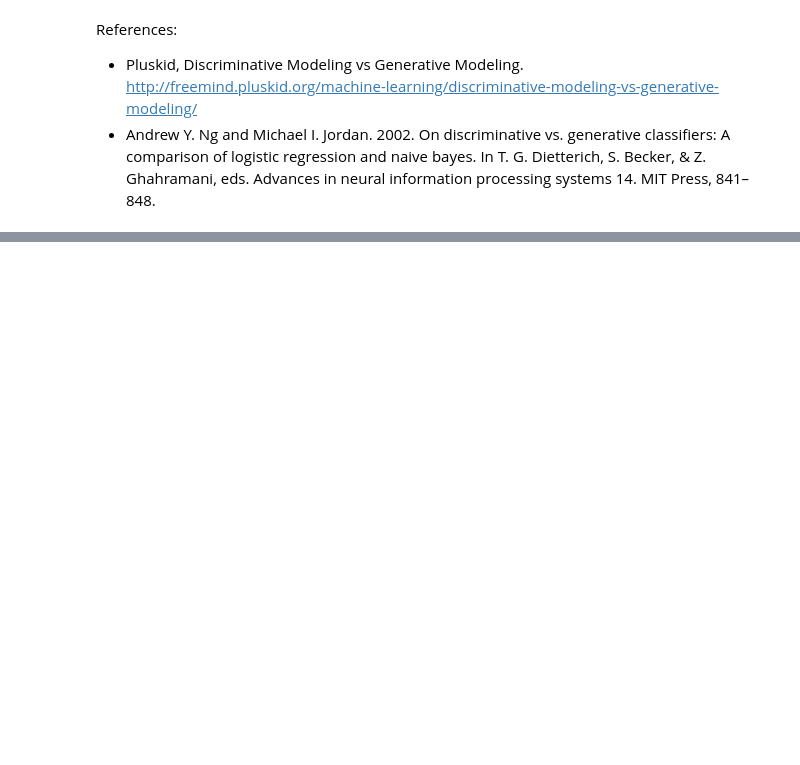
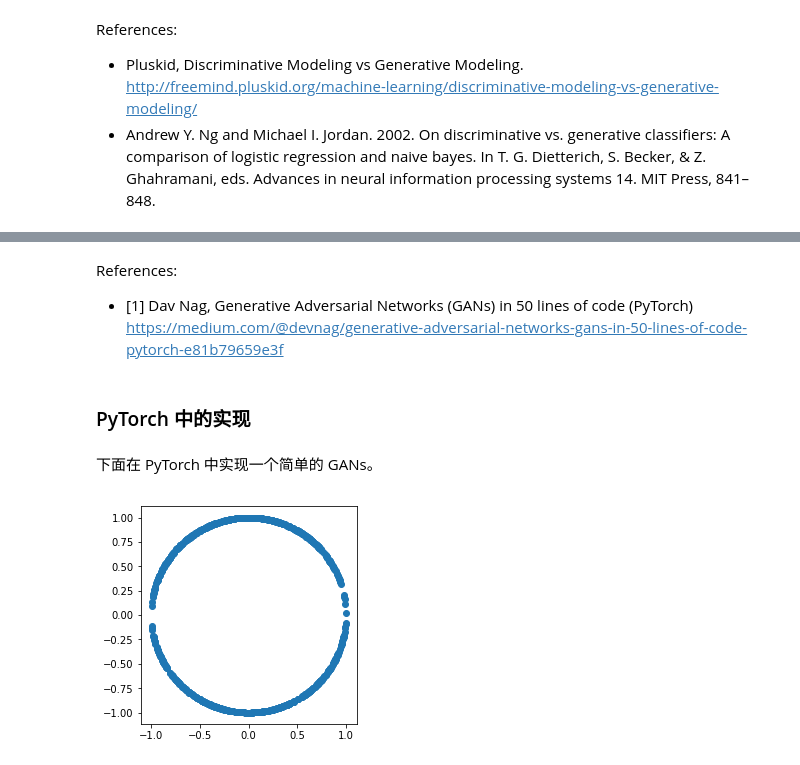
Before and after one commit to demon386/notebooks, a Jupyter notebook: learn-gan.ipynb, the cells around one changed output, grey strips where cells are left out. Cells and saved outputs as stored; diff of their text form; code cells hidden in the pictures; blank space fills up the shorter version.

Commit message:
add PyTorch implementation of GANs

```diff
--- a/learn-gan.ipynb
+++ b/learn-gan.ipynb
@@ -48,0 +89,22 @@ plt.legend();
+# %% [markdown]
+References:
+- [1] Dav Nag, Generative Adversarial Networks (GANs) in 50 lines of code (PyTorch) https://medium.com/@devnag/generative-adversarial-networks-gans-in-50-lines-of-code-pytorch-e81b79659e3f
+# %% [markdown]
+
+### PyTorch 中的实现
+# %% [markdown]
+下面在 PyTorch 中实现一个简单的 GANs。
+# %%
+# 产生一组数据，模型不知道数据怎么产生的。
+data_num = 1000
+# x ~ [-1, 1]
+circle_x = (np.random.rand(data_num) - 0.5) * 2
+# y ~ sqrt(1 - x^2)
+# to generate a circle
+circle_y = np.random.choice([-1, 1], data_num) * np.sqrt(1 - circle_x ** 2)
+# %%
+fig, axes = plt.subplots(1)
+axes.scatter(circle_x, circle_y)
+axes.set_aspect('equal')
+# %% [output]
+[figure, added]
```
Also changed, not shown: parts of 32 cells of this notebook.
